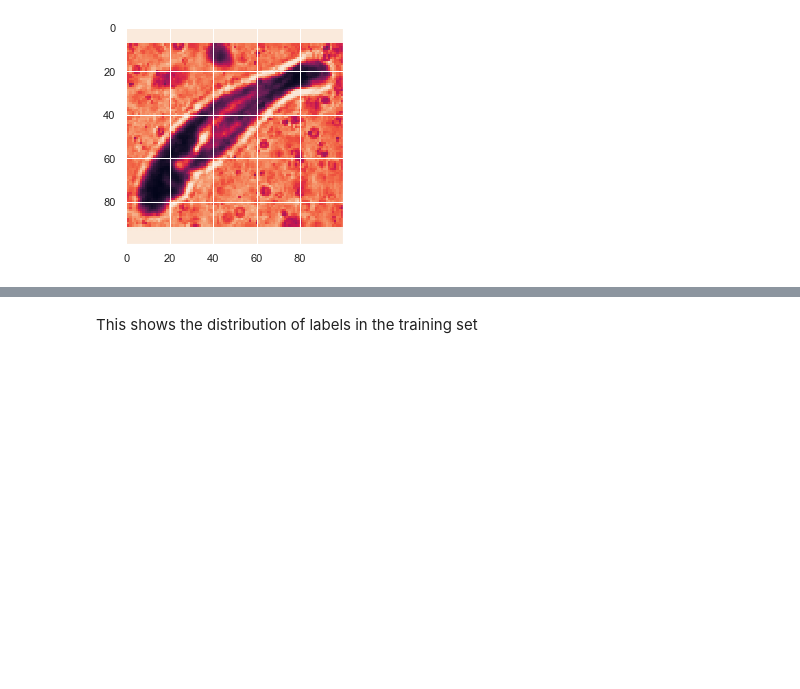
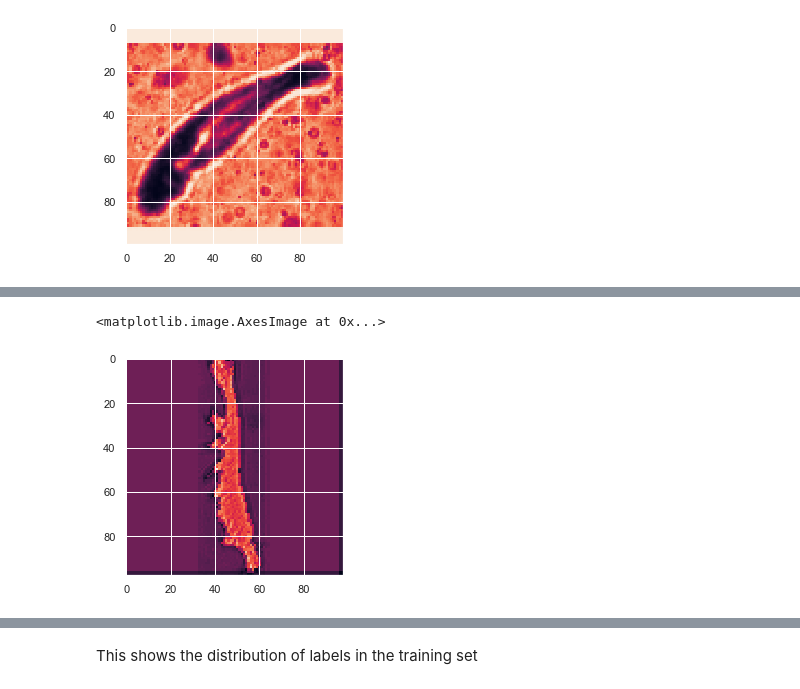
Before and after one commit to George-Marchment/OCEAN, a Jupyter notebook: starting_kit/README_preprocessing.ipynb, the cells around one changed output, grey strips where cells are left out. Cells and saved outputs as stored; diff of their text form; code cells hidden in the pictures; blank space fills up the shorter version.

```diff
--- a/starting_kit/README_preprocessing.ipynb
+++ b/starting_kit/README_preprocessing.ipynb
@@ -185,0 +180,6 @@ montreImage(10)
+# %%
+def getImage(index):
+    imgSampleData = rawData.iloc[index,:-1]
+    imgSampleData = np.array(imgSampleData,dtype = np.uint8)
+    imgSampleData = np.resize(imgSampleData,(100,100))
+    return imgSampleData
@@ -185,0 +210,20 @@ montreImage(10)
+# %%
+def derivatedImage(img):
+    mean = sum(img.ravel())*0.000005 # moyenne / 20
+    imgTranspose = img.transpose()
+    res = 0*np.array(imgTranspose[1:-1,1:-1],dtype = np.uint8)
+    columnIdx = 0
+    for column in imgTranspose[2:-2]:
+        res[columnIdx] += np.uint8(mean*pow((column[2:] + column[:-2])/column[1:-1],1))
+        columnIdx += 1
+    res = res.transpose()
+    lineIdx = 0
+    for line in img[2:-2]:
+        res[lineIdx] += np.uint8(mean*pow((line[2:] + line[:-2])/line[1:-1],1))
+        lineIdx += 1
+    return res
+# %%
+pyplot.imshow(derivatedImage(getImage(i)))
+# %% [output]
+<matplotlib.image.AxesImage at 0x...>
+[figure, added]
```
Also changed, not shown: parts of 12 cells of this notebook.
